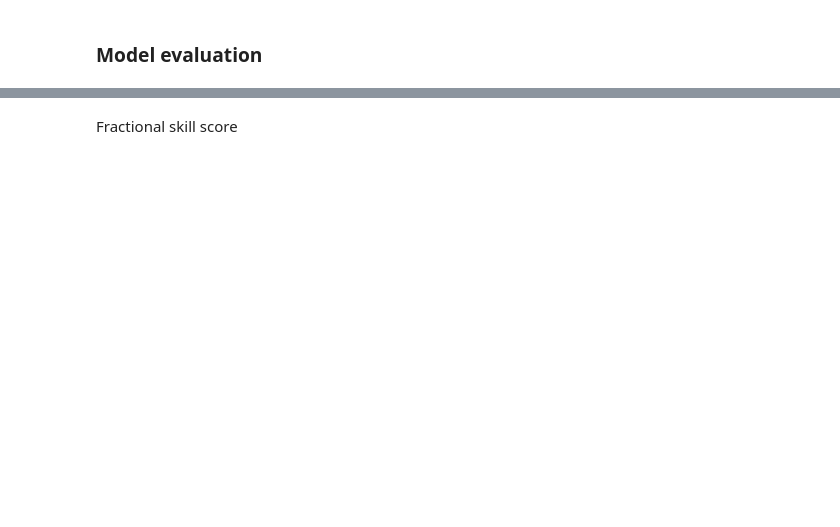
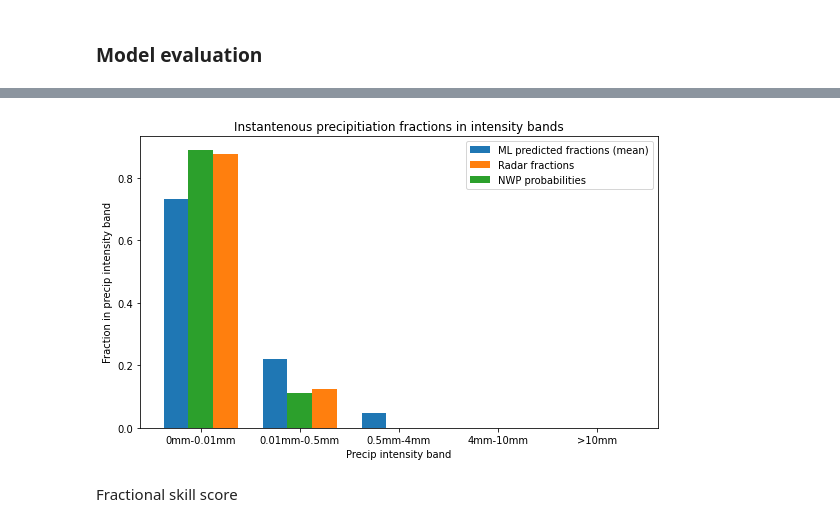
Before and after one commit to informatics-lab/precip_rediagnosis, a Jupyter notebook: model_pipeline/fraction_model_dev_reduced_bands_azml.ipynb, the cells around one changed output, grey strips where cells are left out. Drawn from its saved outputs; the diff is of its cells as text; code cells hidden in the pictures; blank space fills up the shorter version.

```diff
--- a/model_pipeline/fraction_model_dev_reduced_bands_azml.ipynb
+++ b/model_pipeline/fraction_model_dev_reduced_bands_azml.ipynb
@@ -365,27 +503,27 @@ for i in np.arange(1):
 # %%
-intensity_bands = ['0mm-0.01mm', '0.01mm-0.5mm', '0.5mm-4mm', '4mm-10mm', '>10mm']
-
 group_keys = list(grouped_df.groups.keys())
 for i in np.arange(1):
     x = np.arange(data_dims_dict['nbands'])  # the label locations
     width = 0.25  # the width of the bars
 
     fig, ax = plt.subplots(figsize=(8,5))
     rects1 = ax.bar(x - width, grouped_df_mean.iloc[i][pred_column_names], width, label='ML predicted fractions (mean)')
     rects2 = ax.bar(x + width, grouped_df_mean.iloc[i][feature_dict['target']], width, label='Radar fractions')
     rects3 = ax.bar(x, grouped_df_mean.iloc[i][feature_dict['nwp']], width, label='NWP probabilities')
 
     # Add some text for labels, title and custom x-axis tick labels, etc.
     ax.set_ylabel('Fraction in precip intensity band')
     ax.set_xlabel('Precip intensity band')
     ax.set_title('Instantenous precipitiation fractions in intensity bands')
 
     plt.xticks(np.arange(5), intensity_bands)
     ax.legend()
 
     fig.tight_layout()
 
     plt.show()
+# %% [output]
+[figure, added]
 # %% [markdown]
 Fractional skill score
 # %%
```
Also changed, not shown: parts of 29 cells of this notebook.
